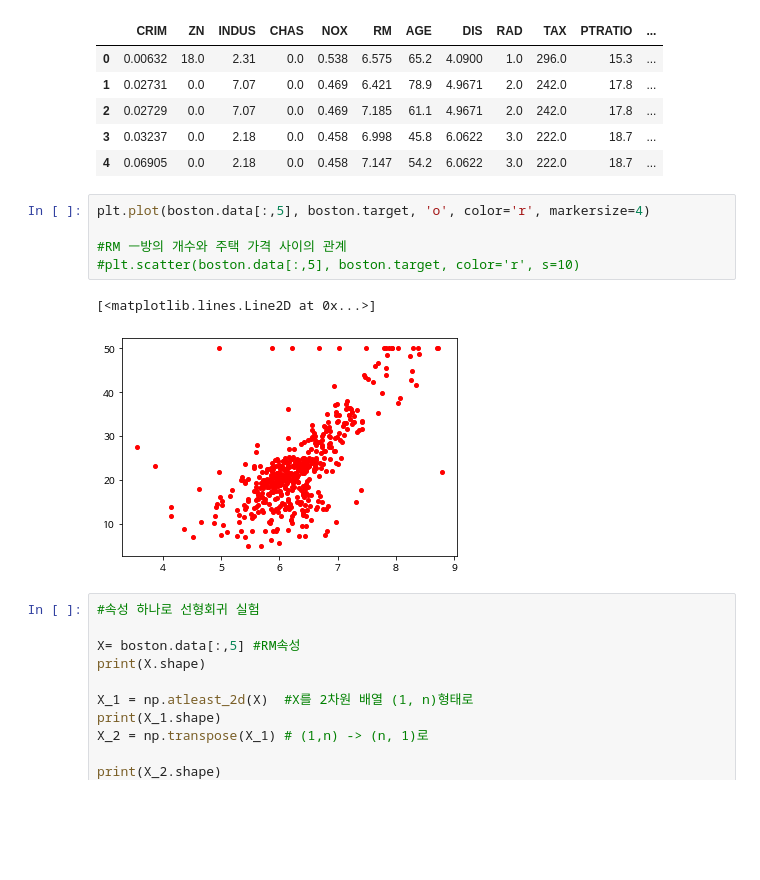
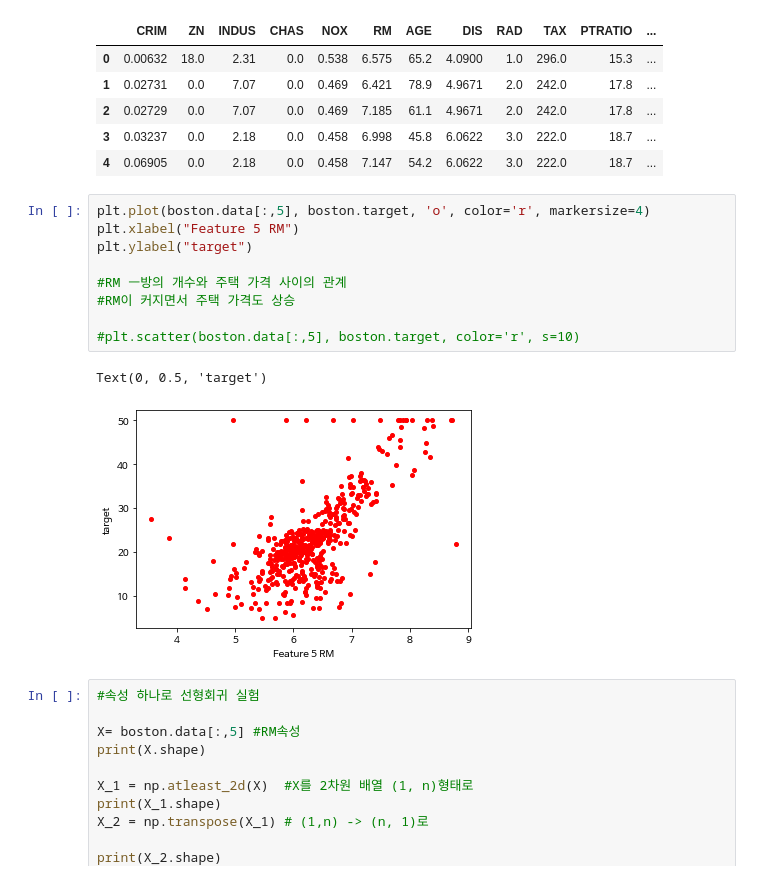
Before and after one commit to comet08/Machine_Learning, a Jupyter notebook: 3주차/선형회귀.ipynb, the cells around one changed output. Cells and saved outputs as stored; diff of their text form; blank space fills up the shorter version.

```diff
--- a/3주차/선형회귀.ipynb
+++ b/3주차/선형회귀.ipynb
@@ -415,12 +469,16 @@ Boston house prices dataset
 | 4 | 0.06905 | 0.0 | 2.18 | 0.0 | 0.458 | 7.147 | 54.2 | 6.0622 | 3.0 | 222.0 | 18.7 | ... |
 # %%
 plt.plot(boston.data[:,5], boston.target, 'o', color='r', markersize=4)
+plt.xlabel("Feature 5 RM")
+plt.ylabel("target")
 
 #RM ㅡ방의 개수와 주택 가격 사이의 관계
+#RM이 커지면서 주택 가격도 상승
+
 #plt.scatter(boston.data[:,5], boston.target, color='r', s=10)
 # %% [output]
-[<matplotlib.lines.Line2D at 0x...>]
+Text(0, 0.5, 'target')
-[figure, old version]
+[figure, new version]
 # %%
 #속성 하나로 선형회귀 실험
 
```
Also changed, not shown: parts of 5 cells of this notebook, 3 other files.
